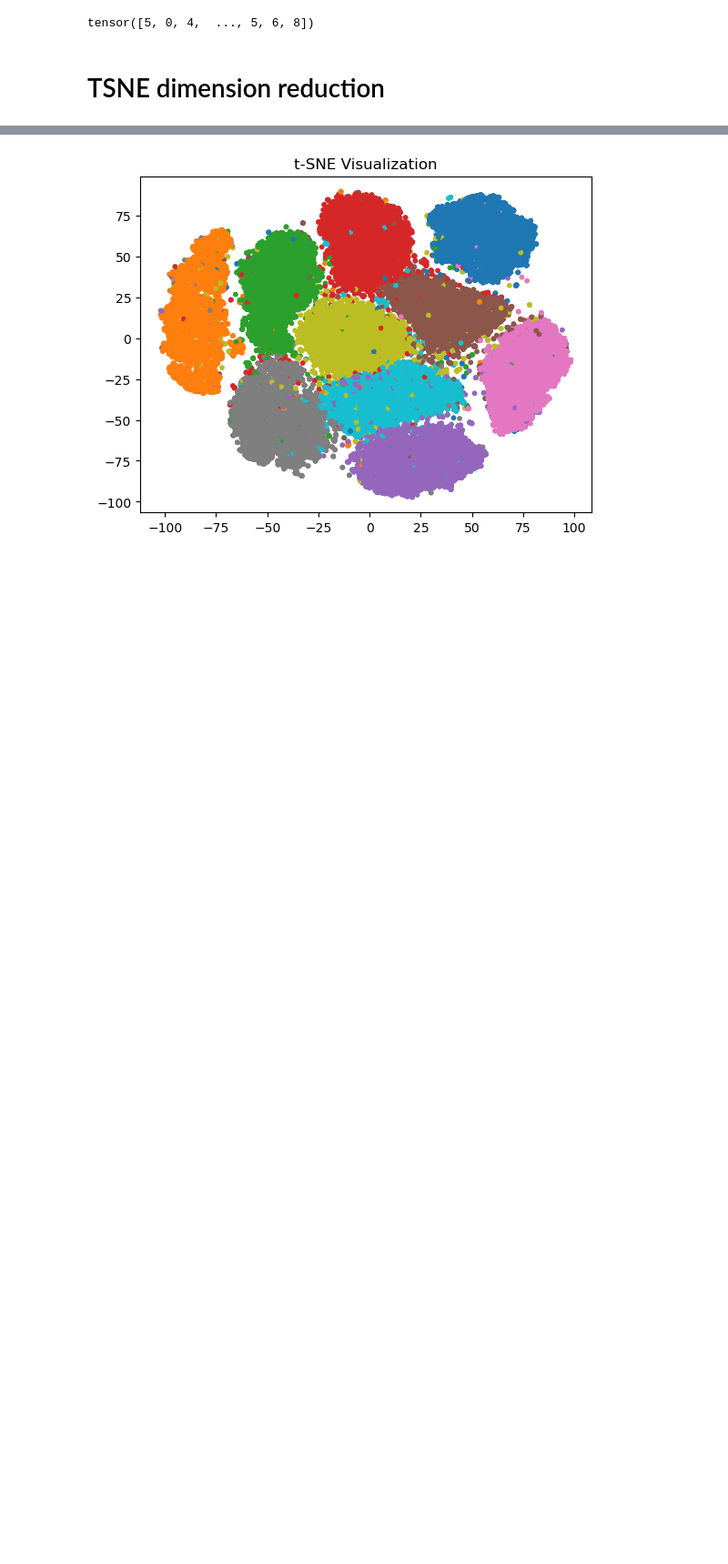
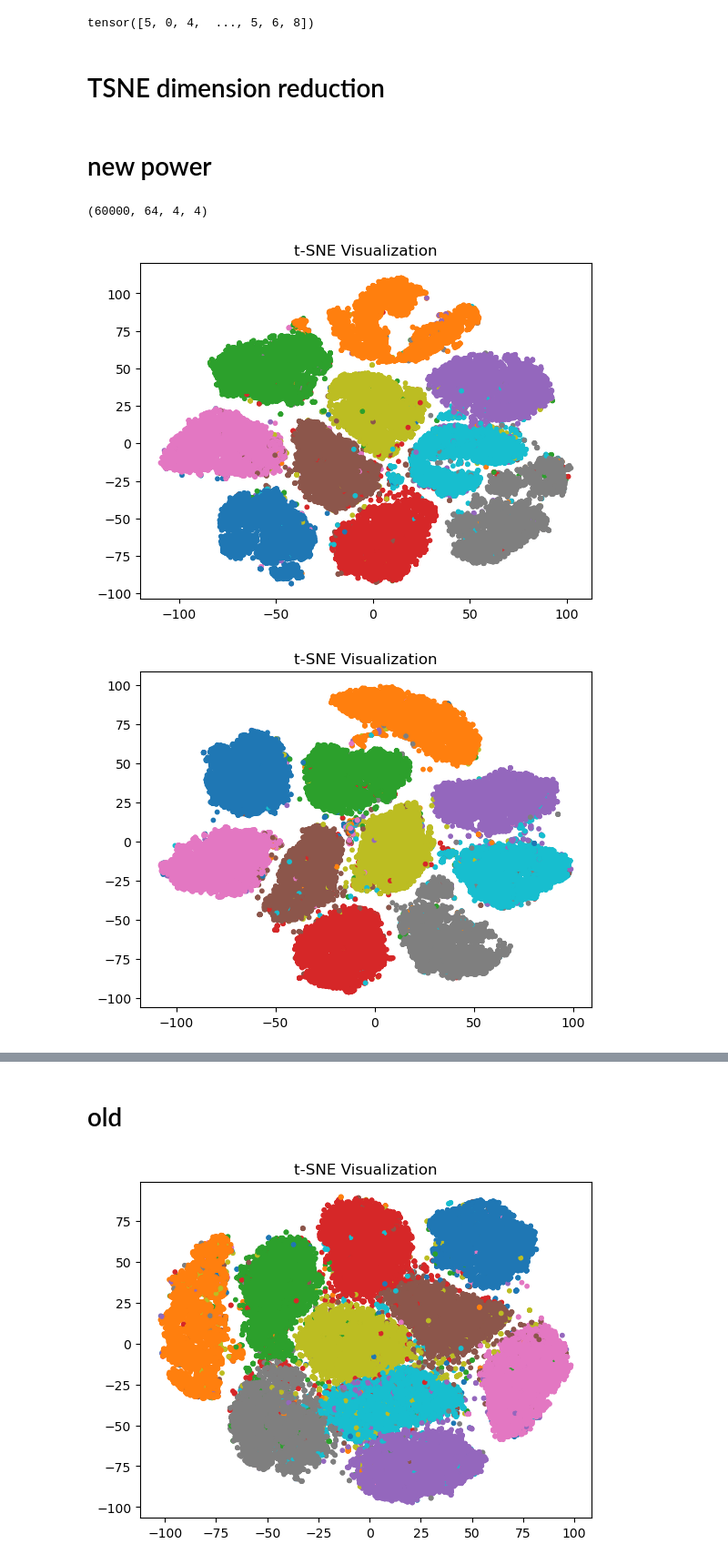
Before and after one commit to kitkatdafu/uncertainty-awared-diffusion, a Jupyter notebook: ood_utils_todo.ipynb, the cells around one changed output, grey strips where cells are left out. Shown at 91% size. Saved outputs shown, nothing was run; the diff lists cells and outputs as text; code cells hidden in the pictures; blank space fills up the shorter version.

```diff
--- a/ood_utils_todo.ipynb
+++ b/ood_utils_todo.ipynb
@@ -22,8 +23,8 @@ transform, _ = get_transforms(image_size=image_size)
 trainset, testset = get_dataset(dataset_name, transform)
 trainloader, testloader = get_dataloader(trainset, testset, 1)
 # %%
-record_latent_features = torch.load('./weight/record_latent_features.pt')
-record_latent_features_loss = torch.load('./weight/record_latent_features_loss.pt')
+record_latent_features = torch.load('./weight/record_latent_features_power_999_100.pt')
+# record_latent_features_loss = torch.load('./weight/record_latent_features_loss_power.pt')
 # %%
 def flatten_features(record_latent_Features):
     for key in record_latent_Features.keys():
@@ -90,3 +91,30 @@ trainset.targets
 tensor([5, 0, 4,  ..., 5, 6, 8])
 # %% [markdown]
 # TSNE dimension reduction
+# %% [markdown]
+# new power
+# %%
+tmp = np.array(record_latent_features[0])
+# %%
+tmp.shape
+# %% [output]
+(60000, 64, 4, 4)
+# %%
+flatten_features(record_latent_features)
+for key in record_latent_features.keys():
+    tmp = np.array(record_latent_features[key])
+
+    # Instantiate the t-SNE model
+    tsne = TSNE(n_components=2, random_state=42)
+
+    # Fit the model and transform the data to the 2D space
+    matrix_embedded = tsne.fit_transform(tmp)
+
+    # Plot the results
+    # plt.scatter(matrix_embedded[:, 0], matrix_embedded[:, 1])
+    scatter = plt.scatter(matrix_embedded[:, 0], matrix_embedded[:, 1], c=trainset.targets, cmap='tab10', s=10)
+    plt.title('t-SNE Visualization')
+    plt.show()
+# %% [output]
+[figure, added]
+[figure, added]
@@ -93,3 +125,5 @@ tensor([5, 0, 4,  ..., 5, 6, 8])
+# %% [markdown]
+# old
 # %%
 for key in record_latent_features.keys():
     tmp = np.array(record_latent_features[key])
```
Also changed, not shown: parts of 32 cells of this notebook, 8 other files.
